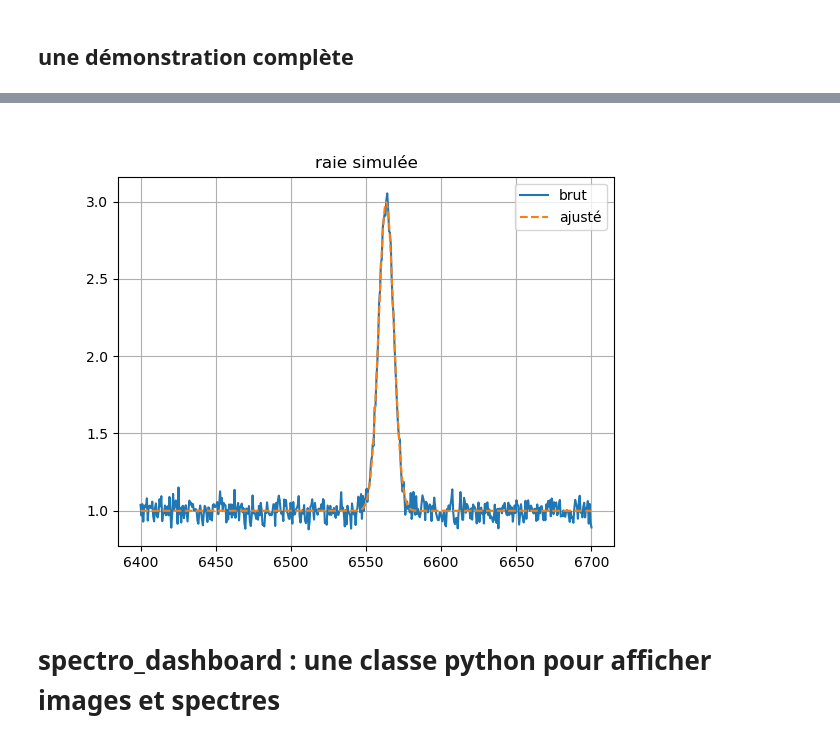
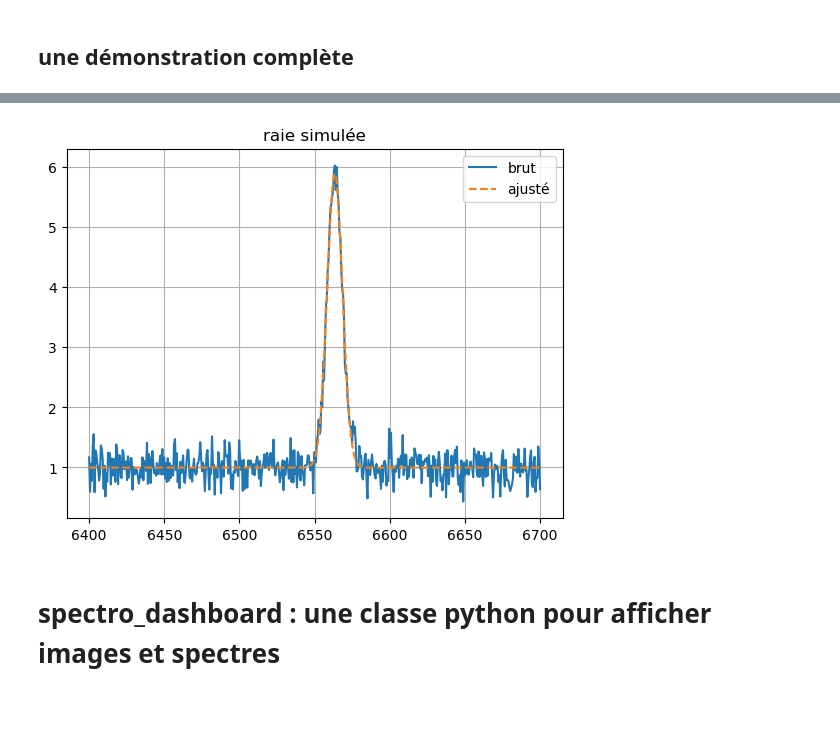
Before and after one commit to plouis35/SAR_colab, a Jupyter notebook: notebooks/00_outils_et_méthodes.ipynb, the cells around one changed output, grey strips where cells are left out. Saved outputs shown, nothing was run; the diff lists cells and outputs as text; code cells hidden in the pictures; blank space fills up the shorter version.

Commit message:
00 notebook updated with better sigma

```diff
--- a/notebooks/00_outils_et_méthodes.ipynb
+++ b/notebooks/00_outils_et_méthodes.ipynb
@@ -567,76 +567,79 @@ import numpy as np
 import matplotlib.pyplot as plt
 from astropy import units as u
 from astropy.modeling import models
-from specutils import Spectrum1D, SpectralRegion
+from specutils import Spectrum, SpectralRegion
 from specutils.fitting import fit_lines
 from specutils.analysis import centroid, fwhm, equivalent_width, snr, snr_derived
 
-# --- 1. Simulation ---
+# --- 1. données pour la simulation ---
 nb_echantillons = 500
+cont_reel = 1.0
+bruit_sigma = 0.2
+raie_obs = 6563.44
+amplitude = 5
+c_kms = 299792.458
+lambda_repos = 6562.80
+
+# Raie gaussienne centrée sur raie_obs
 x = np.linspace(6400, 6700, nb_echantillons)
-cont_reel = 1.0
-bruit_sigma = 0.05
-raie_obs = 6563.44
+y = cont_reel + amplitude * np.exp(-0.5 * ((x - raie_obs)/5)**2) + np.random.normal(0, bruit_sigma, nb_echantillons)
+spec = Spectrum(flux=y*u.adu, spectral_axis=x*u.AA)
 
-# Raie centrée à raie_obs, amplitude 4, largeur sigma 5
-y = cont_reel + 2 * np.exp(-0.5 * ((x - raie_obs)/5)**2) + np.random.normal(0, bruit_sigma, nb_echantillons)
-
-spec = Spectrum1D(flux=y*u.adu, spectral_axis=x*u.AA)
+# --- 2. mesures SANS ajustement ---
 region_raie = SpectralRegion(6540.0 * u.AA, 6590.0 * u.AA)
 region_cont = SpectralRegion(6400.0 * u.AA, 6500.0 * u.AA)
-
-# --- 2. Calculs SANS ajustement ---
-x_val = spec.spectral_axis.value
-mask_indices = (x_val >= region_cont.lower.value) & (x_val <= region_cont.upper.value)
+mask_indices = (x >= region_cont.lower.value) & (x <= region_cont.upper.value)
 
 # On calcule la moyenne du flux dans ces indices
 niveau_continuum_brut = np.mean(spec.flux[mask_indices])
 
 # Normalisation : on divise par le niveau du continuum
 flux_norm_val = spec.flux.value / niveau_continuum_brut.value
-spec_norm = Spectrum1D(flux=flux_norm_val * u.dimensionless_unscaled,
+spec_norm = Spectrum(flux=flux_norm_val * u.dimensionless_unscaled,
                        spectral_axis=spec.spectral_axis)
 
-# Version sans plancher (continuum à 0) pour le centroïde et la FWHM
-spec_norm_sans_cont = spec_norm - models.Const1D(1.0)(spec.spectral_axis) * u.dimensionless_unscaled
+# on gade une version sans continuum (à 0) pour le centroïde et la FWHM
+spec_norm_sans_cont = spec_norm - models.Const1D(1.0)(spec.spectral_axis)
 
 # Mesures
 snr_val = snr_derived(spec, region_cont)
 cent_brut = centroid(spec_norm_sans_cont, regions=region_raie)
 fwhm_brut = fwhm(spec_norm_sans_cont, regions=region_raie)
 
-# L'EW est calculée sur le spectre normalisé (continuum à 1.0)
+# Attention : l'EW doit être calculée sur le spectre normalisé (continuum à 1.0)
 ew_brut = equivalent_width(spec_norm, regions=region_raie)
 
 # Incertitudes
-err_cent_brut = fwhm_brut / snr_val
-err_fwhm_brut = (2 * fwhm_brut) / snr_val
-delta_lambda = np.mean(np.diff(x_val))       # c'est le pas spectral (dispersion)
-err_ew_brut = (1.5 / snr_val) * np.sqrt(delta_lambda * np.abs(ew_brut.value))
+delta_lambda = np.mean(np.diff(x))       # pas spectral (dispersion)
+n_pts_brut = fwhm_brut.value / delta_lambda
+err_fwhm_brut = (2 * fwhm_brut) / snr_val.value      # approche conservatrice de Cayrel : 2x
+err_ew_brut = (1.5 / snr_val) * np.sqrt(delta_lambda * np.abs(ew_brut))
+err_cent_brut_cayrel = fwhm_brut.value / (2.35 * snr_val * np.sqrt(n_pts_brut))
+err_vr_brut_cayrel = (c_kms * err_cent_brut_cayrel) / lambda_repos
 
-print(f"SNR mesuré : {snr_val:.2f}")
+print(f"SNR mesuré : {snr_val:.0f}")
 print("-" * 30 + " SANS AJUSTEMENT " + "-" * 30)
-print(f"Centroïde : {cent_brut.value:.2f} +/-{err_cent_brut.value:.2f} Å")
-print(f"FWHM      : {fwhm_brut.value:.2f} +/-{err_fwhm_brut.value:.2f} Å")
-print(f"EW        : {ew_brut.value:.2f} +/-{err_ew_brut:.2f} Å")
+print(f"Centroïde : {cent_brut.value:.2f} +/- {err_cent_brut_cayrel.value:.2f} Å")
+print(f"FWHM      : {fwhm_brut.value:.2f} +/- {err_fwhm_brut.value:.2f} Å")
+print(f"EW        : {ew_brut.value:.2f} +/- {err_ew_brut.value:.2f} Å")
 
-# --- 3. Calculs AVEC ajustement ---
+# --- 3. mesures AVEC ajustement ---
 # On définit le modèle : Gaussienne + Continuum (Const1D)
-g_init = models.Gaussian1D(amplitude=10*u.adu, mean=6563.4*u.AA, stddev=5*u.AA) + models.Const1D(1.0)
-
-# Ajustement
+g_init = models.Gaussian1D(amplitude=amplitude*u.adu, mean=6563.4*u.AA, stddev=5*u.AA) + models.Const1D(1.0)
 g_fit = fit_lines(spec, g_init)
 
-# Extraction des résultats (le [0] est la gaussienne)
+# on extract les résultats (le [0] est la gaussienne)
 center_fit = g_fit[0].mean.value
 fwhm_fit = g_fit[0].fwhm.value
 
 # Incertitudes
-err_center_fit = fwhm_fit / snr_val
-err_fwhm_fit = (1.5 * fwhm_fit) / snr_val
+delta_lambda = np.mean(np.diff(x))       # pas spectral (dispersion)
+n_pts = fwhm_fit / delta_lambda
+err_fwhm_fit = (1.5 * fwhm_fit) / snr_val.value        # approche conservatrice de Cayrel : 1.5x car on a une gaussienne propre
+err_cent_cayrel = fwhm_fit / (2.35 * snr_val * np.sqrt(n_pts))
 
 print("-" * 30 + " AVEC AJUSTEMENT " + "-" * 30)
-print(f"Centroïde : {center_fit:.2f} +/-{err_center_fit:.2f} Å")
+print(f"Centroïde : {center_fit:.2f} +/-{err_cent_cayrel:.2f} Å")
 print(f"FWHM      : {fwhm_fit:.2f} +/-{err_fwhm_fit:.2f} Å")
 
 # Extraction des paramètres pour le calcul de l'aire
@@ -652,23 +655,21 @@ ew_fit_val = aire_gaussienne / continuum_fit
 
 # Incertitude sur l'EW du fit (Formule de Cayrel)
 # On peut diminuer le facteur 1.5 plus bas car le fit réduit l'incertitude de 30% (cf. Landman et al.)
-err_ew_fit = (1.5 / snr_val) * np.sqrt(delta_lambda * np.abs(ew_fit_val))
+err_ew_fit = (1.5 / snr_val.value) * np.sqrt(delta_lambda * np.abs(ew_fit_val))
 print(f"EW        : {ew_fit_val:.2f} +/-{err_ew_fit:.2f} Å")
 
 # --- 4. ANALYSE CINÉMATIQUE FINALE ---
-c_kms = 299792.458
-lambda_repos = 6562.80
-
 # Utilisation des valeurs du FIT (plus précises)
 vr_fit = c_kms * (center_fit - lambda_repos) / lambda_repos
-err_vr = c_kms * (err_center_fit / lambda_repos)
+err_vr_cayrel = (c_kms * err_cent_cayrel) / lambda_repos
 
 v_expansion = (c_kms * (fwhm_fit / lambda_repos)) / 2
-err_v_exp = (c_kms * (err_fwhm_fit / lambda_repos)) / 2
+#err_v_exp = (c_kms * (err_fwhm_fit / lambda_repos)) / 2
+err_v_exp = (c_kms * err_fwhm_fit) / (2 * lambda_repos)
 
 print("\n" + "="*30 + " SYNTHÈSE ASTROPHYSIQUE " + "="*30)
-print(f"Vitesse Radiale (Mouvement global) : {vr_fit:.2f} +/-{err_vr:.2f} km/s")
-print(f"Vitesse d'Expansion (Gaz)          : {v_expansion:.2f} +/-{err_v_exp:.2f} km/s")
+print(f"Vitesse Radiale : {vr_fit:.2f} +/-{err_vr_cayrel:.2f} km/s")
+print(f"Vitesse d'Expansion : {v_expansion:.2f} +/-{err_v_exp:.2f} km/s")
 
 # on affiche le spectre et son ajustement
 y_fit = g_fit(spec.spectral_axis)
@@ -713,4 +697,4 @@ Vitesse d'Expansion (Gaz)          : 268.90 +/-20.66 km/s
-[figure, old version]
+[figure, new version]
 # %% [markdown]
 # spectro_dashboard : une classe python pour afficher images et spectres
 # %%
```
Also changed, not shown: parts of 8 cells of this notebook, 3 other files.
